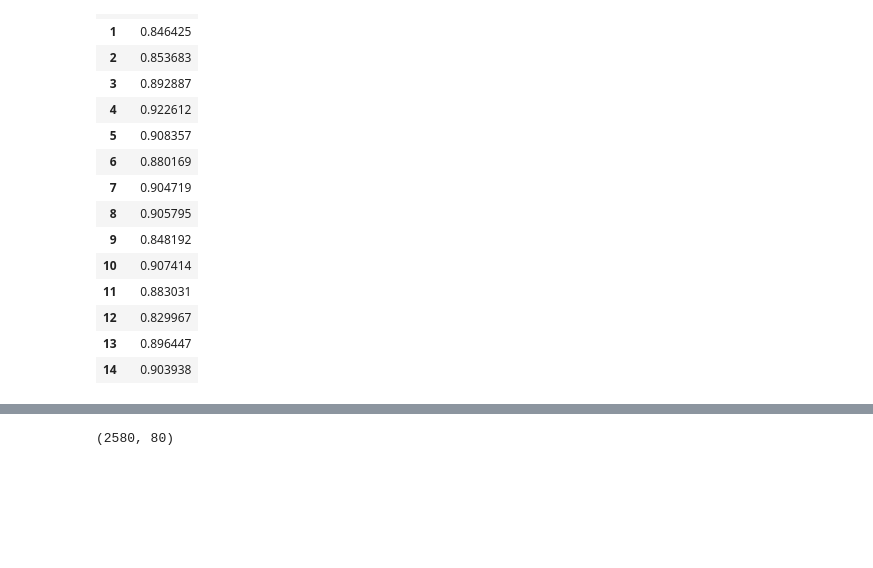
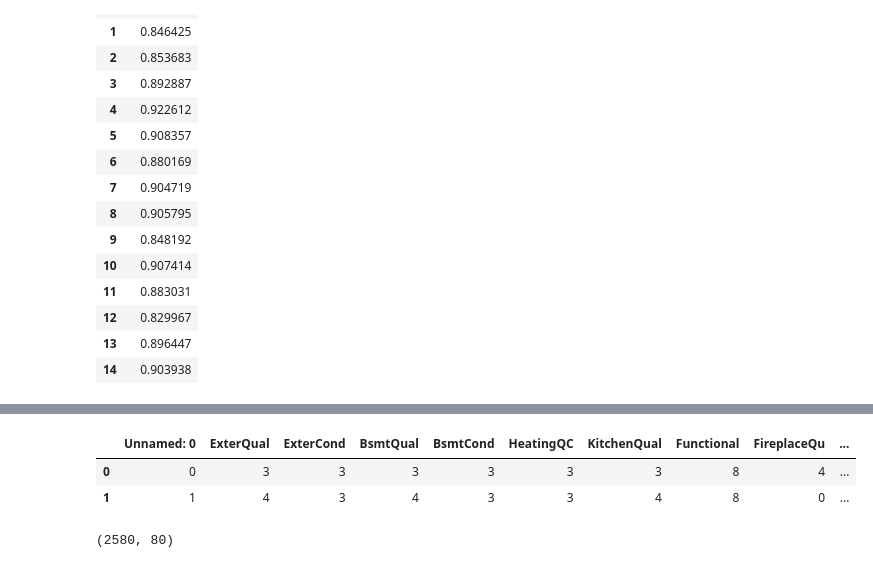
Before and after one commit to BPM1401/Go-Big-Or-Go-Home, a Jupyter notebook: Blog/Models/Comparing Model Performance (Using K-Fold Cross Validation).ipynb, the cells around one changed output, grey strips where cells are left out. Saved outputs shown, nothing was run; the diff lists cells and outputs as text; code cells hidden in the pictures; blank space fills up the shorter version.

```diff
--- a/Blog/Models/Comparing Model Performance (Using K-Fold Cross Validation).ipynb
+++ b/Blog/Models/Comparing Model Performance (Using K-Fold Cross Validation).ipynb
@@ -221 +221,7 @@ ordinal.shape
+# %%
+ordinal.head(2)
+# %% [output]
+|  | Unnamed: 0 | ExterQual | ExterCond | BsmtQual | BsmtCond | HeatingQC | KitchenQual | Functional | FireplaceQu | ... |
+| 0 | 0 | 3 | 3 | 3 | 3 | 3 | 3 | 8 | 4 | ... |
+| 1 | 1 | 4 | 3 | 4 | 3 | 3 | 4 | 8 | 0 | ... |
 # %%
```
Also changed, not shown: parts of 27 cells of this notebook, 31 other files.
